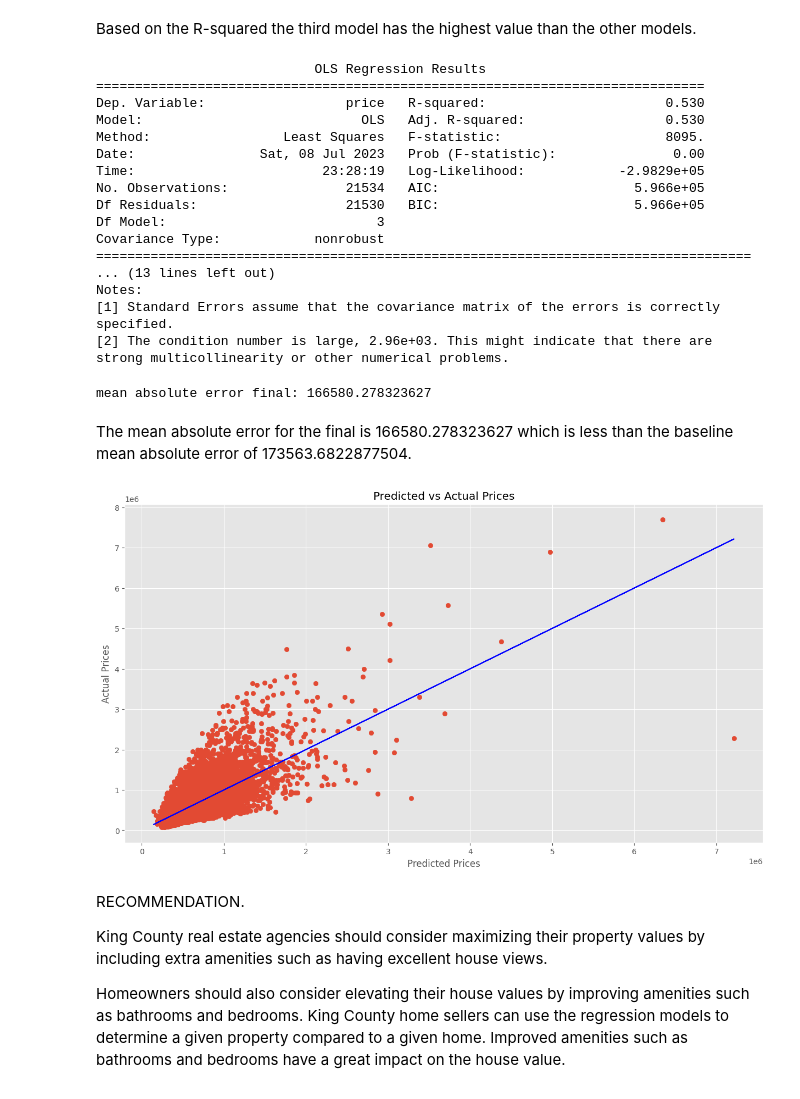
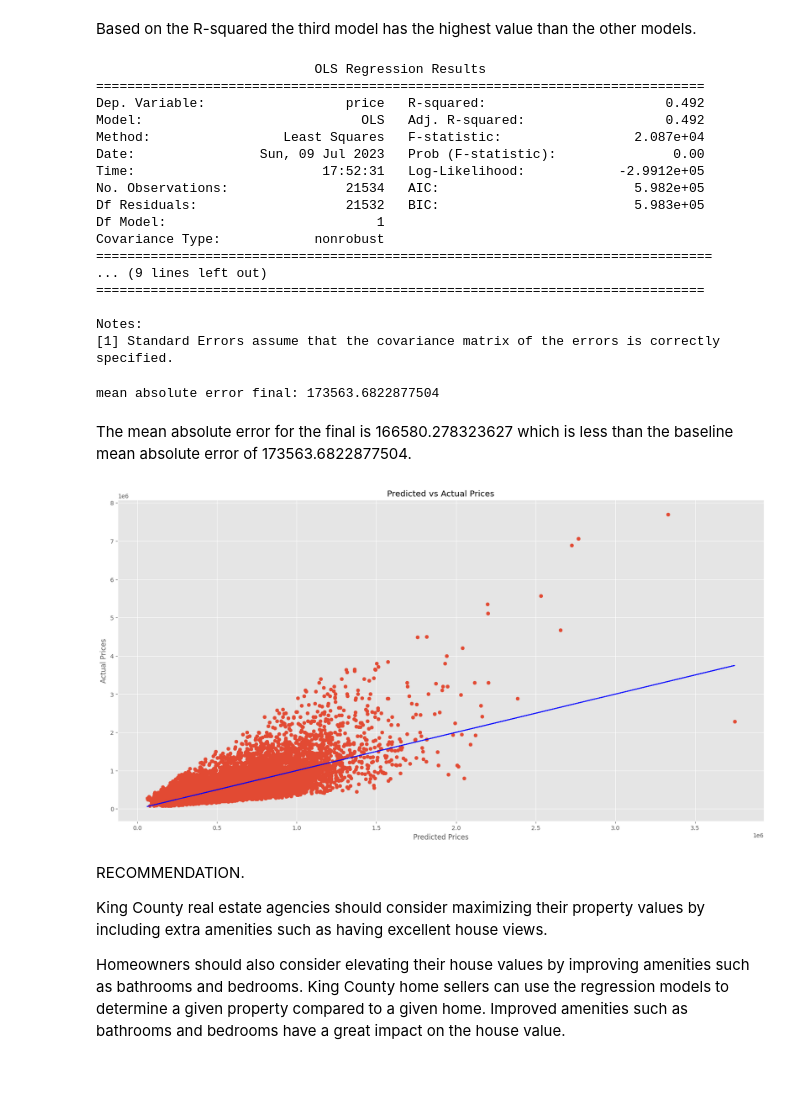
Before and after one commit to Brenda-Mutai/phase-2-project, a Jupyter notebook: student.ipynb, the cells around one changed output. Saved outputs shown, nothing was run; the diff lists cells and outputs as text; code cells hidden in the pictures.

```diff
--- a/student.ipynb
+++ b/student.ipynb
@@ -602,7 +602,7 @@ data_subset['interaction_term'] = data_subset['sqft_living'] * data_subset['bath
 y_interaction = data_subset['price']
 X_interaction = data_subset[['sqft_living', 'bathrooms', 'interaction_term']]
 # Add a constant to the independent variables
-X_interaction = sm.add_constant(X)
+X_interaction = sm.add_constant(x)
 # Fit the regression model
 model = sm.OLS(y_interaction, X_interaction)
 results = model.fit()
@@ -611,45 +611,45 @@ print(results.summary())
 # %% [output]
                             OLS Regression Results
 ==============================================================================
-Dep. Variable:                  price   R-squared:                       0.530
-Model:                            OLS   Adj. R-squared:                  0.530
-Method:                 Least Squares   F-statistic:                     8095.
-Date:                Sat, 08 Jul 2023   Prob (F-statistic):               0.00
-Time:                        23:28:19   Log-Likelihood:            -2.9829e+05
-No. Observations:               21534   AIC:                         5.966e+05
-Df Residuals:                   21530   BIC:                         5.966e+05
-Df Model:                           3
+Dep. Variable:                  price   R-squared:                       0.492
+Model:                            OLS   Adj. R-squared:                  0.492
+Method:                 Least Squares   F-statistic:                 2.087e+04
+Date:                Sun, 09 Jul 2023   Prob (F-statistic):               0.00
+Time:                        17:52:31   Log-Likelihood:            -2.9912e+05
+No. Observations:               21534   AIC:                         5.982e+05
+Df Residuals:                   21532   BIC:                         5.983e+05
+Df Model:                           1
 Covariance Type:            nonrobust
-====================================================================================
-... (13 lines left out)
+===============================================================================
+... (9 lines left out)
+==============================================================================
+
 Notes:
 [1] Standard Errors assume that the covariance matrix of the errors is correctly specified.
-[2] The condition number is large, 2.96e+03. This might indicate that there are
-strong multicollinearity or other numerical problems.
 # %%
 y_pred_interaction=results.predict(X_interaction)
 mae_interaction=mean_absolute_error(y_interaction, y_pred_interaction)
 print('mean absolute error final:', mae_interaction)
 # %% [output]
-mean absolute error final: 166580.278323627
+mean absolute error final: 173563.6822877504
 # %% [markdown]
 The mean absolute error for the final is 166580.278323627 which is less than the baseline mean absolute error of 173563.6822877504.
 # %%
 #Create a scatter plot
-fig,ax=plt.subplots(figsize=(15,8))
+fig,ax=plt.subplots(figsize=(20,10))
 plt.scatter(y_pred_interaction, y_interaction)
 #Add the linear regression line
 plt.plot(y_pred_interaction,y_pred_interaction, color='blue',label='Regression Line')
 
 # Add labels and title
 plt.xlabel("Predicted Prices")
 plt.ylabel("Actual Prices")
 plt.title("Predicted vs Actual Prices")
 
 # Show the plot
 plt.show()
 # %% [output]
-[figure, old version]
+[figure, new version]
 # %% [markdown]
 RECOMMENDATION.
 
```
Also changed, not shown: parts of 4 cells of this notebook.
